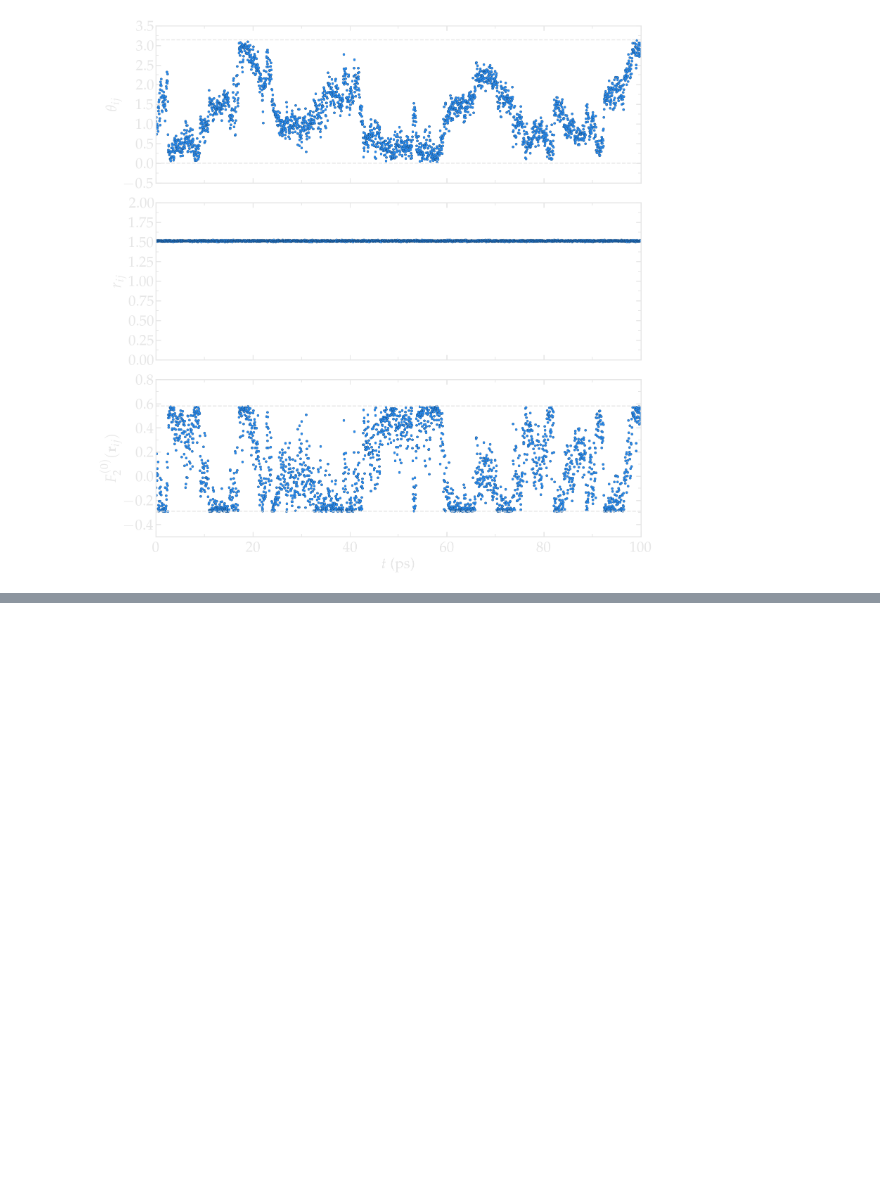
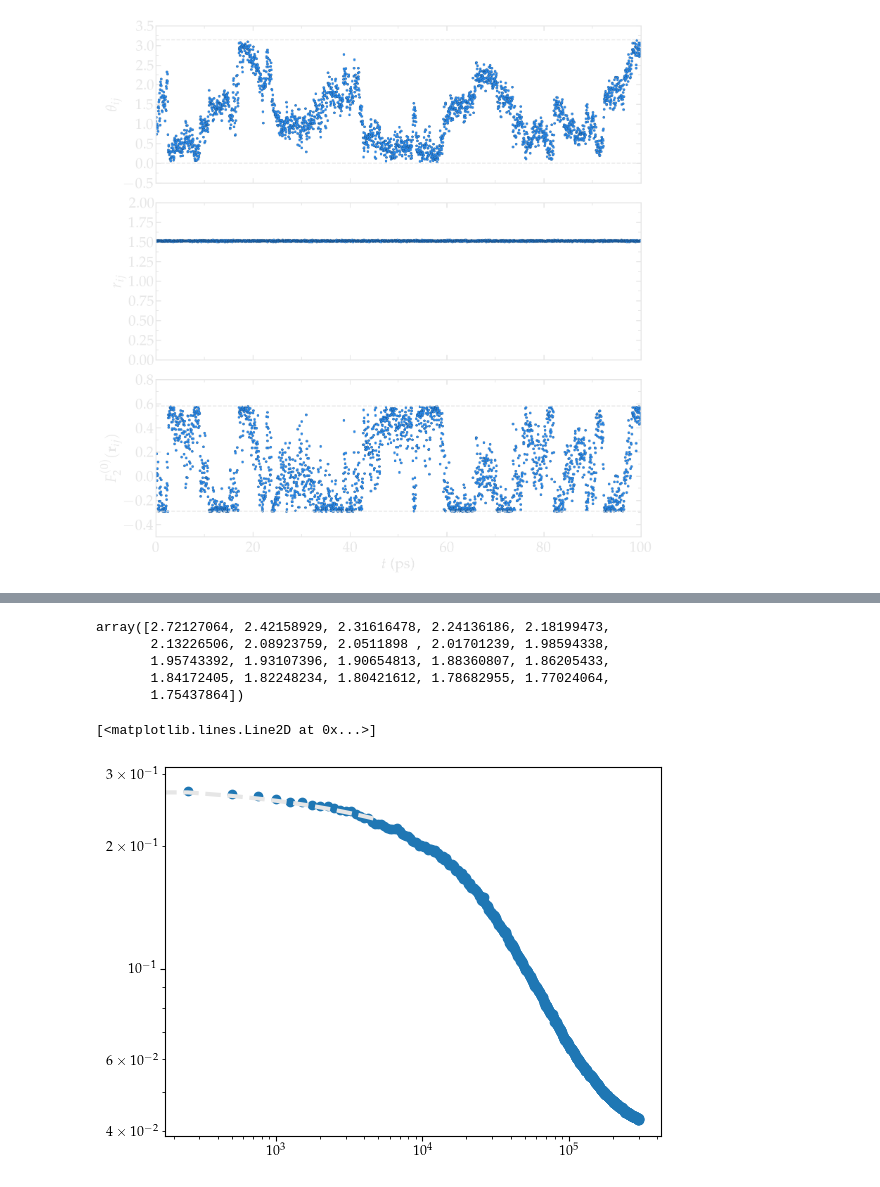
Before and after one commit to simongravelle/nmrformd, a Jupyter notebook: examples/analyse-scripts/bulk-water/illustration.ipynb, the cells around one changed output, grey strips where cells are left out. Cells and saved outputs as stored; diff of their text form; code cells hidden in the pictures; blank space fills up the shorter version.

```diff
--- a/examples/analyse-scripts/bulk-water/illustration.ipynb
+++ b/examples/analyse-scripts/bulk-water/illustration.ipynb
@@ -448,0 +491,16 @@ G(0) = 69544.81728302418
+# %%
+spectrum_inter_275 + 4*spectrum_inter_275_bis
+# %% [output]
+array([2.72127064, 2.42158929, 2.31616478, 2.24136186, 2.18199473,
+       2.13226506, 2.08923759, 2.0511898 , 2.01701239, 1.98594338,
+       1.95743392, 1.93107396, 1.90654813, 1.88360807, 1.86205433,
+       1.84172405, 1.82248234, 1.80421612, 1.78682955, 1.77024064,
+       1.75437864])
+# %%
+plt.loglog(f, 1e12*J_inter_300, 'o')
+popt, pcov = curve_fit(spectrum3, f[f<=5e3], 1e12*J_inter_300[f<=5e3], p0 = [5.29068570e+00, 8.72098406e+00, 2.28414075e-05])
+spectrum_inter_300 = spectrum3(f[f<=5e3], *popt)
+plt.loglog(f[f<=5e3], spectrum_inter_300, '--', linewidth=3, color=mygray)
+# %% [output]
+[<matplotlib.lines.Line2D at 0x...>]
+[figure, added]
```
Also changed, not shown: parts of 2 cells of this notebook, 4 other files.
